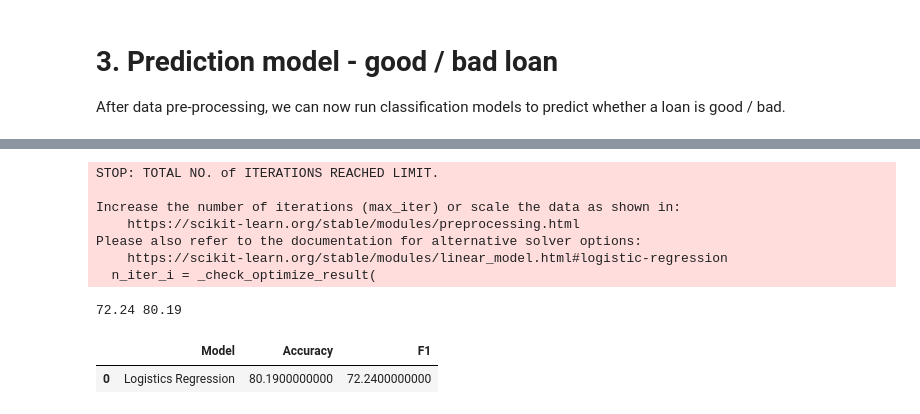
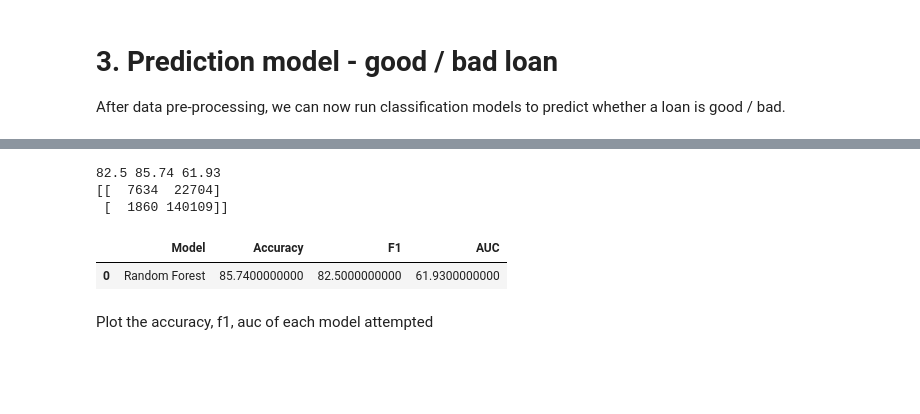
Before and after one commit to chihongtao91/loan_prediction, a Jupyter notebook: data_exploration.ipynb, the cells around one changed output, grey strips where cells are left out. Drawn from its saved outputs; the diff is of its cells as text; code cells hidden in the pictures; blank space fills up the shorter version.

```diff
--- a/data_exploration.ipynb
+++ b/data_exploration.ipynb
@@ -1300,30 +1305,28 @@ model_result.append({'Model':'Decision Tree','Accuracy':acc,'F1':f1}, ignore_ind
 # %%
-# K-Nearest Neighborr
-knn = KNeighborsClassifier()
-knn.fit(x_train, y_train)
-y_pred = knn.predict(x_test)
+# Random Forest
+rf = RandomForestClassifier()
+rf.fit(x_train, y_train)
+y_pred = rf.predict(x_test)
 f1 = round(f1_score(y_test, y_pred, average='weighted')*100, 2)
 acc = round(accuracy_score(y_test, y_pred)*100, 2)
-print (f1, acc)
-model_result.append({'Model':'K-Nearest Neighbour','Accuracy':acc,'F1':f1}, ignore_index=True)
+auc = round(roc_auc_score(y_test, y_pred)*100, 2)
+print (f1, acc, auc)
+print (confusion_matrix(y_test, y_pred))
+model_result.append({'Model':'Random Forest','Accuracy':acc,'F1':f1,'AUC':auc}, ignore_index=True)
+# %% [output]
+82.5 85.74 61.93
+[[  7634  22704]
+ [  1860 140109]]
+|  | Model | Accuracy | F1 | AUC |
+| 0 | Random Forest | 85.7400000000 | 82.5000000000 | 61.9300000000 |
 # %%
-# Logistic Regression
-lr = LogisticRegression()
-lr.fit(x_train, y_train)
-y_pred = lr.predict(x_test)
+# Gradient Boosting Machine
+gbm = GradientBoostingClassifier()
+gbm.fit(x_train, y_train)
+y_pred = gbm.predict(x_test)
 f1 = round(f1_score(y_test, y_pred, average='weighted')*100, 2)
 acc = round(accuracy_score(y_test, y_pred)*100, 2)
-print (f1, acc)
-model_result = pd.DataFrame(columns=['Model','Accuracy','F1'])
-model_result.append({'Model':'Logistics Regression','Accuracy':acc,'F1':f1}, ignore_index=True)
+auc = round(roc_auc_score(y_test, y_pred)*100, 2)
+print (f1, acc, auc)
+print (confusion_matrix(y_test, y_pred))
+model_result.append({'Model':'Gradient Boosting Machine','Accuracy':acc,'F1':f1,'AUC':auc}, ignore_index=True)
-# %% [output]
-STOP: TOTAL NO. of ITERATIONS REACHED LIMIT.
-
-Increase the number of iterations (max_iter) or scale the data as shown in:
-    https://scikit-learn.org/stable/modules/preprocessing.html
-Please also refer to the documentation for alternative solver options:
-    https://scikit-learn.org/stable/modules/linear_model.html#logistic-regression
-  n_iter_i = _check_optimize_result(
-72.24 80.19
-|  | Model | Accuracy | F1 |
-| 0 | Logistics Regression | 80.1900000000 | 72.2400000000 |
@@ -1349,0 +1362,2 @@ model_result.append({'Model':'Gradient Boosting Machine','Accuracy':acc,'F1':f1}
+# %% [markdown]
+Plot the accuracy, f1, auc of each model attempted
```
Also changed, not shown: parts of 63 cells of this notebook, 1 other file.
